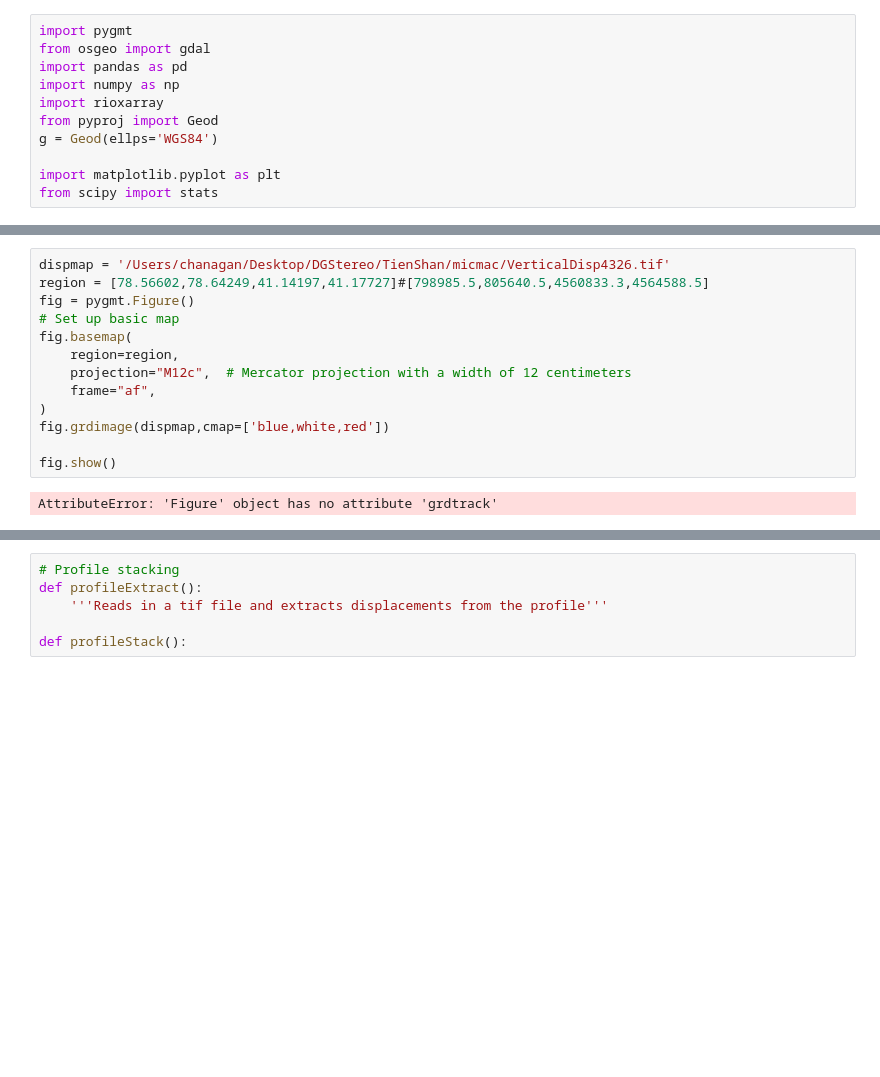
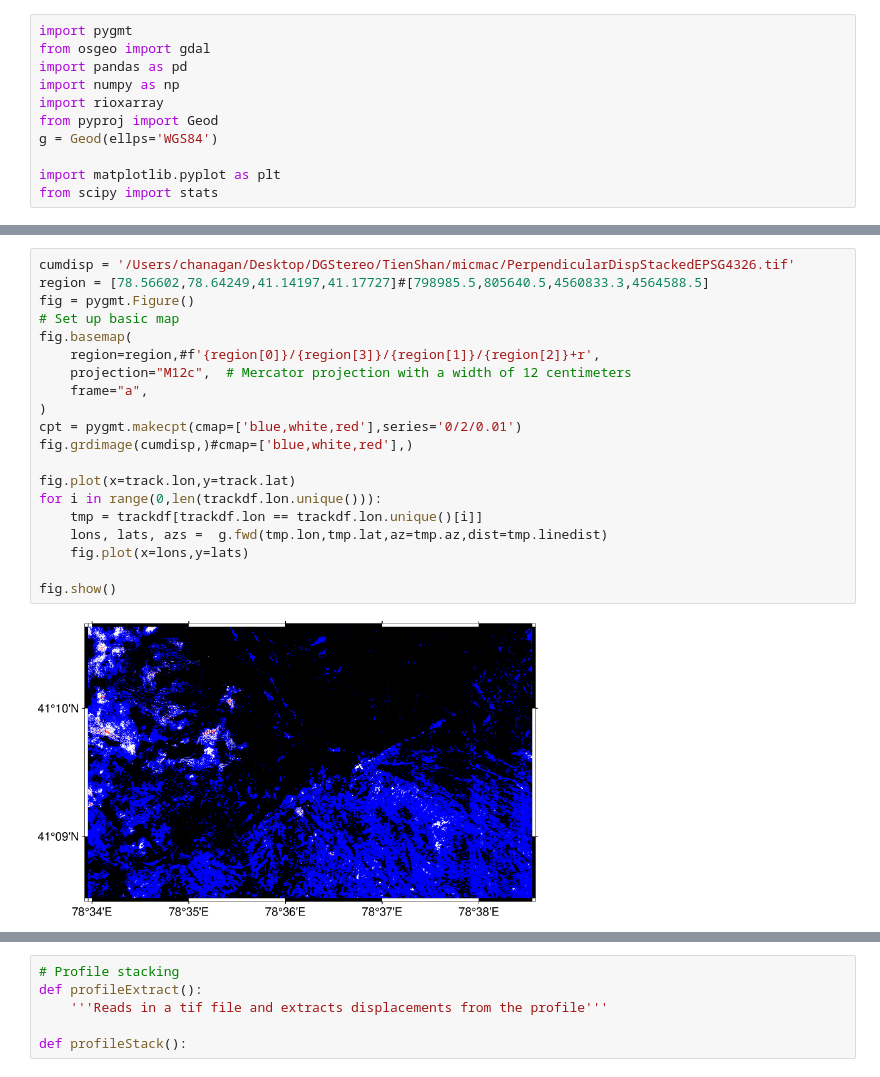
Before and after one commit to cehanagan/ImageryResources, a Jupyter notebook: Notebooks/TienShan20240122.ipynb, the cells around one changed output, grey strips where cells are left out. Cells and saved outputs as stored; diff of their text form; blank space fills up the shorter version.

```diff
--- a/Notebooks/TienShan20240122.ipynb
+++ b/Notebooks/TienShan20240122.ipynb
@@ -401,18 +425,25 @@ plt.axhline(0,linestyle='--',c='darkorange')
 # %%
-dispmap = '/Users/chanagan/Desktop/DGStereo/TienShan/micmac/VerticalDisp4326.tif'
+cumdisp = '/Users/chanagan/Desktop/DGStereo/TienShan/micmac/PerpendicularDispStackedEPSG4326.tif'
 region = [78.56602,78.64249,41.14197,41.17727]#[798985.5,805640.5,4560833.3,4564588.5]
 fig = pygmt.Figure()
 # Set up basic map
 fig.basemap(
-    region=region,
+    region=region,#f'{region[0]}/{region[3]}/{region[1]}/{region[2]}+r',
     projection="M12c",  # Mercator projection with a width of 12 centimeters
-    frame="af",
+    frame="a",
 )
-fig.grdimage(dispmap,cmap=['blue,white,red'])
+cpt = pygmt.makecpt(cmap=['blue,white,red'],series='0/2/0.01')
+fig.grdimage(cumdisp,)#cmap=['blue,white,red'],)
+
+fig.plot(x=track.lon,y=track.lat)
+for i in range(0,len(trackdf.lon.unique())):
+    tmp = trackdf[trackdf.lon == trackdf.lon.unique()[i]]
+    lons, lats, azs =  g.fwd(tmp.lon,tmp.lat,az=tmp.az,dist=tmp.linedist)
+    fig.plot(x=lons,y=lats)
 
 fig.show()
 # %% [output]
-AttributeError: 'Figure' object has no attribute 'grdtrack'
+[figure, added]
 # %%
 region = [78.56602,78.64191,41.14197,41.16513]
 fig = pygmt.Figure()
```
Also changed, not shown: parts of 31 cells of this notebook.
